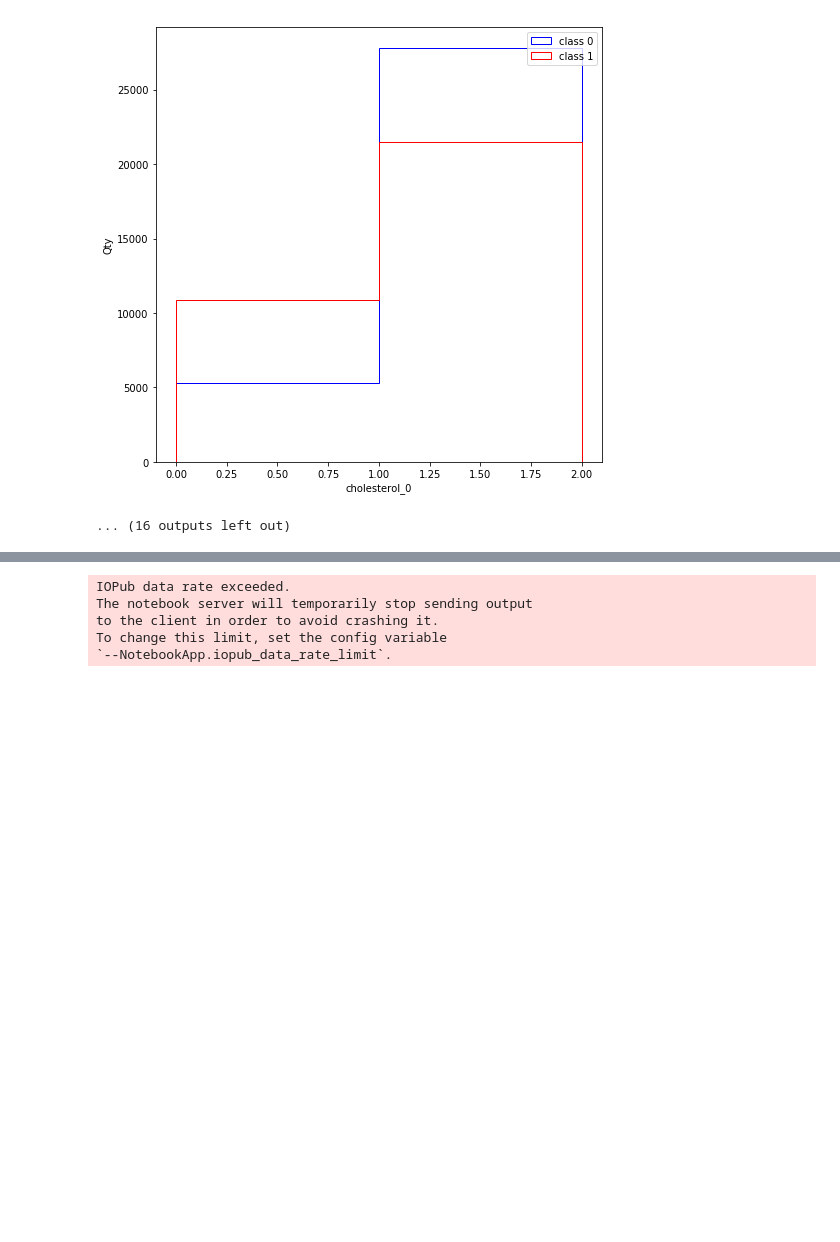
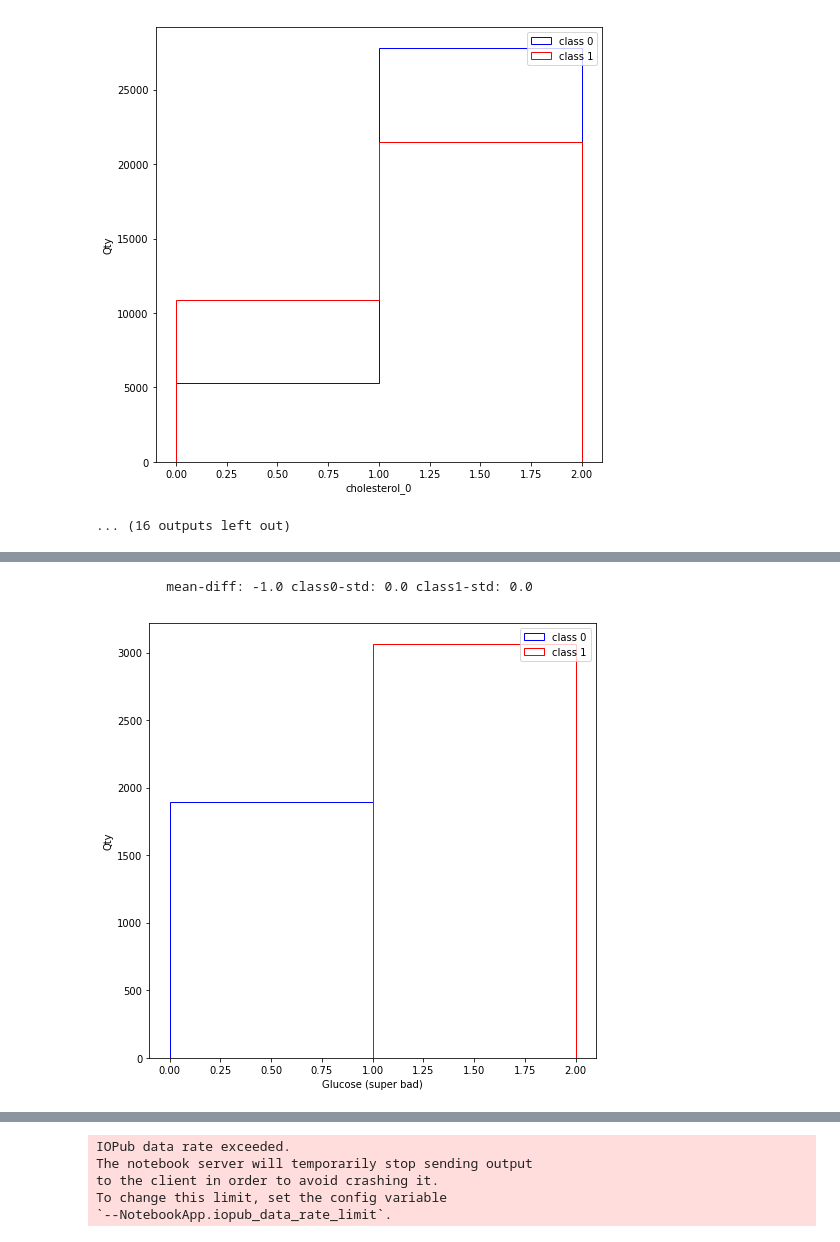
Before and after one commit to WangSheng96/CVD, a Jupyter notebook: Data Analysis.ipynb, the cells around one changed output, grey strips where cells are left out. Cells and saved outputs as stored; diff of their text form; code cells hidden in the pictures; blank space fills up the shorter version.

```diff
--- a/Data Analysis.ipynb
+++ b/Data Analysis.ipynb
@@ -123,0 +155,26 @@ cholesterol_0
+# %%
+plt.figure(figsize=(8,8))
+
+h1 = data_0.loc[(data.gluc_0 == 0) & (data.gluc_1 == 0)].cardio
+h1mean = np.mean(h1)
+h1std = np.std(h1)
+# h1 = sorted(list(h1))
+
+h2 = data_1.loc[(data.gluc_0 == 0) & (data.gluc_1 == 0)].cardio
+h2mean = np.mean(h2)
+h2std = np.std(h2)
+# h2 = sorted(list(h2))
+
+# print(i[0])
+print("\t", "mean-diff:", round(h1mean-h2mean,3), "class0-std:", round(h1std,3), "class1-std:", round(h2std,3))
+
+plt.hist(h1, bins=[0,1,2] ,color='blue', label='class 0', histtype='step')
+plt.hist(h2, bins=[0,1,2], color='red', label='class 1', histtype='step')
+plt.xlabel("Glucose (super bad)")
+plt.ylabel("Qty")
+
+plt.legend()
+plt.show()
+# %% [output]
+         mean-diff: -1.0 class0-std: 0.0 class1-std: 0.0
+[figure, added]
```
Also changed, not shown: parts of 19 cells of this notebook.
